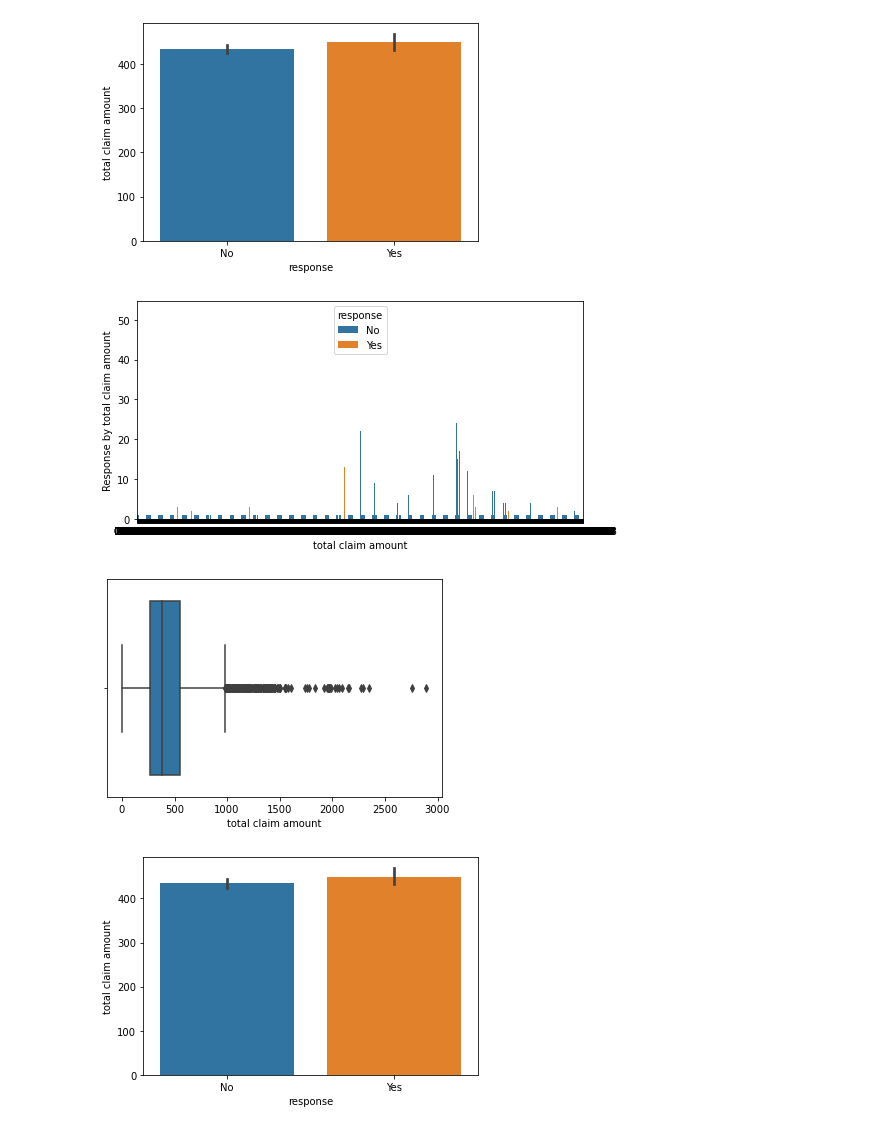
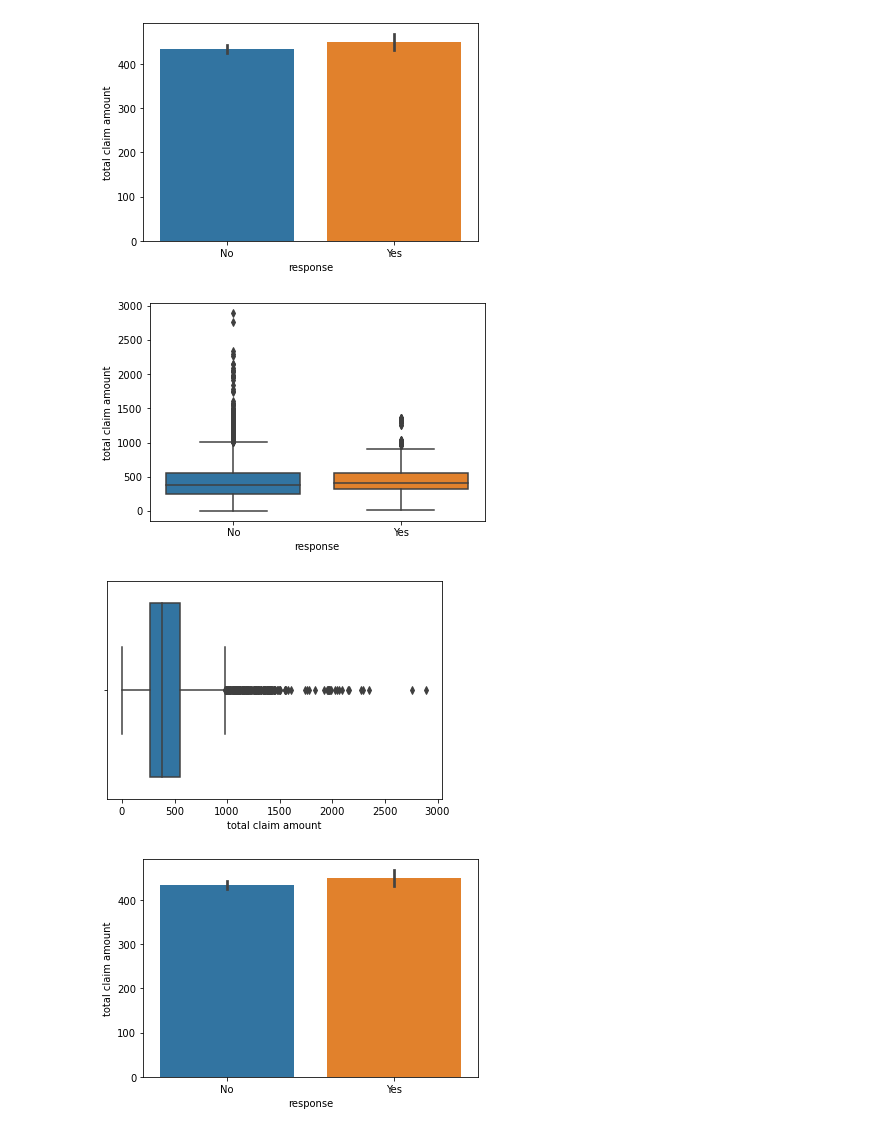
Before and after one commit to Jesus-Almansa/lab-customer-analysis-round-2, a Jupyter notebook: files_for_lab/csv_files/customer_analysis_round2.ipynb, the cells around one changed output. Cells and saved outputs as stored; diff of their text form; code cells hidden in the pictures.

```diff
--- a/files_for_lab/csv_files/customer_analysis_round2.ipynb
+++ b/files_for_lab/csv_files/customer_analysis_round2.ipynb
@@ -112,19 +114,18 @@ plt.show()
 # %% [output]
 [figure]
 # %%
-plt.figure(figsize=(8,4))
-sns.countplot(x='total claim amount', hue='response', data=df)
-plt.ylabel('Response by total claim amount')
-plt.show()
+# plt.figure(figsize=(8,4))
+# sns.countplot(x='total claim amount', hue='response', data=df)
+# plt.ylabel('Response by total claim amount')
+# plt.show()
-# %% [output]
-[figure, removed]
 # %%
-# sns.boxplot(x="response", y="total claim amount", data=df)
-# plt.show()
+sns.boxplot(x="response", y="total claim amount", data=df)
+plt.show()
 sns.boxplot(df["total claim amount"])
 plt.show()
 # %% [output]
-[figure, old version]
+[figure, new version]
+[figure, added]
 # %%
 sns.barplot(x="response", y="total claim amount", data=df)
 plt.show()
```
Also changed, not shown: parts of 6 cells of this notebook.
